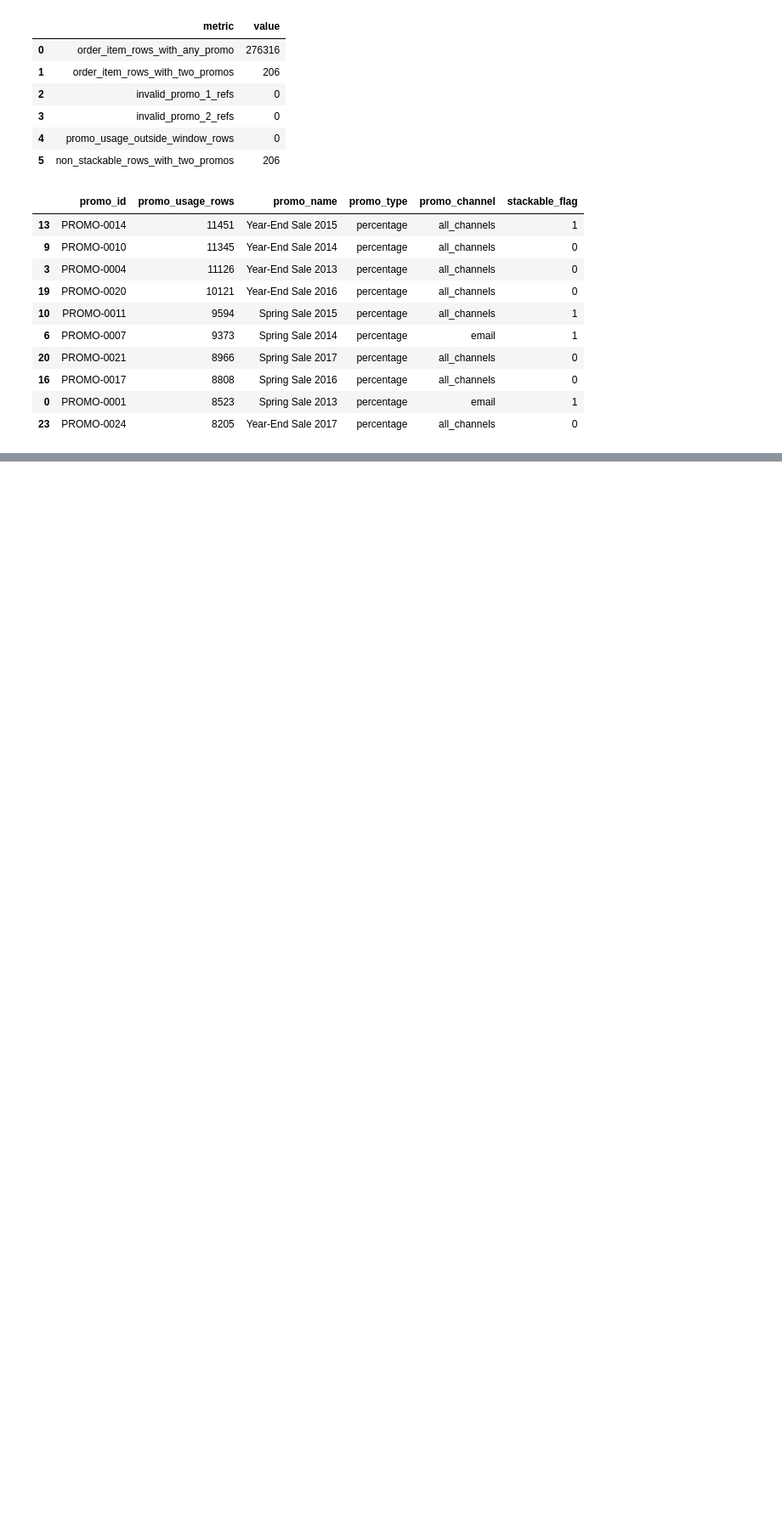
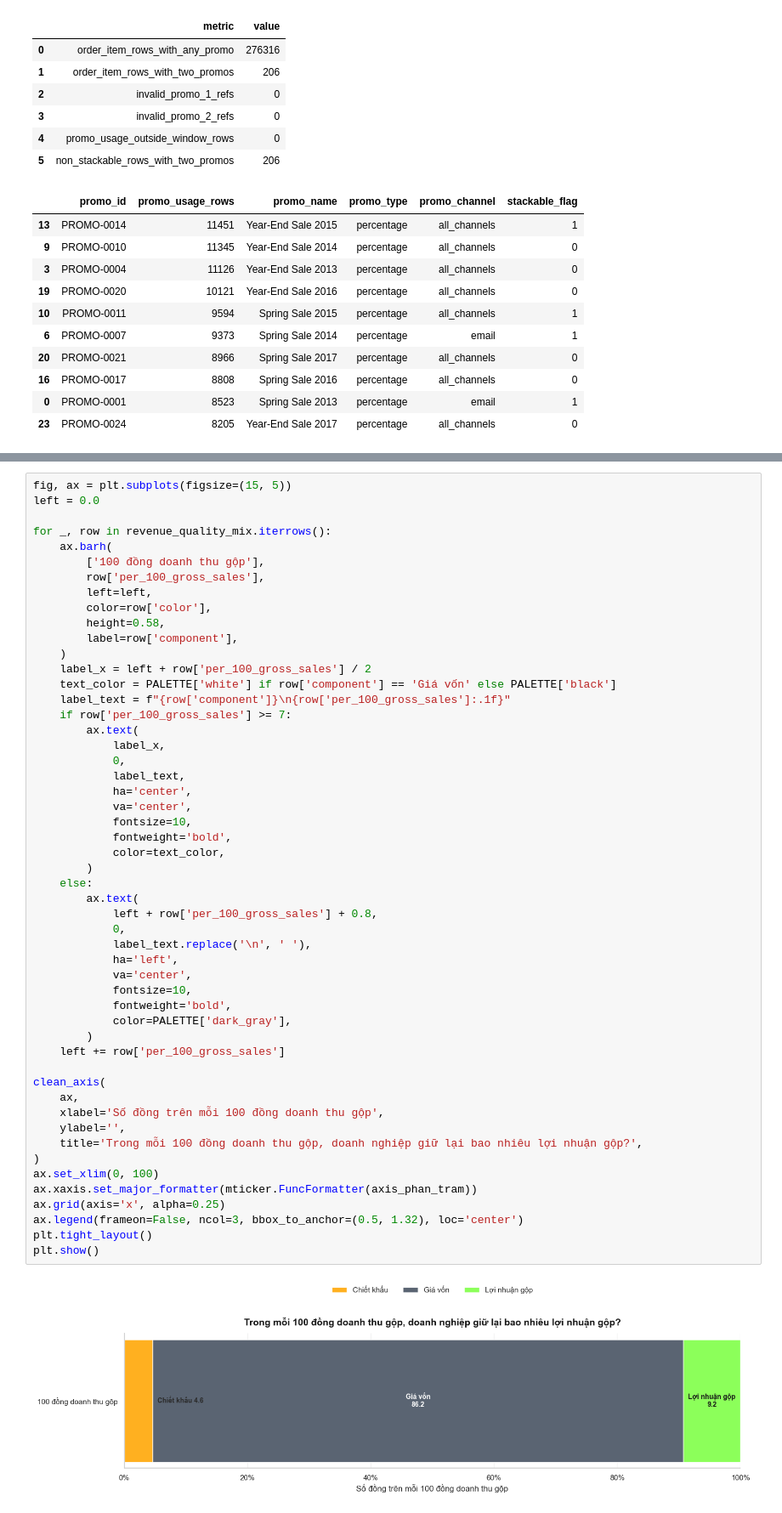
Before and after one commit to nguyen-lam-phuong-thao/datathon-2026-F.E.N.S, a Jupyter notebook: notebooks/Phan_2_EDA.ipynb, the cells around one changed output, grey strips where cells are left out. Shown at 85% size. Saved outputs shown, nothing was run; the diff lists cells and outputs as text; blank space fills up the shorter version.

```diff
--- a/notebooks/Phan_2_EDA.ipynb
+++ b/notebooks/Phan_2_EDA.ipynb
@@ -1606,0 +1455,54 @@ Top refund months:
+# %%
+fig, ax = plt.subplots(figsize=(15, 5))
+left = 0.0
+
+for _, row in revenue_quality_mix.iterrows():
+    ax.barh(
+        ['100 đồng doanh thu gộp'],
+        row['per_100_gross_sales'],
+        left=left,
+        color=row['color'],
+        height=0.58,
+        label=row['component'],
+    )
+    label_x = left + row['per_100_gross_sales'] / 2
+    text_color = PALETTE['white'] if row['component'] == 'Giá vốn' else PALETTE['black']
+    label_text = f"{row['component']}\n{row['per_100_gross_sales']:.1f}"
+    if row['per_100_gross_sales'] >= 7:
+        ax.text(
+            label_x,
+            0,
+            label_text,
+            ha='center',
+            va='center',
+            fontsize=10,
+            fontweight='bold',
+            color=text_color,
+        )
+    else:
+        ax.text(
+            left + row['per_100_gross_sales'] + 0.8,
+            0,
+            label_text.replace('\n', ' '),
+            ha='left',
+            va='center',
+            fontsize=10,
+            fontweight='bold',
+            color=PALETTE['dark_gray'],
+        )
+    left += row['per_100_gross_sales']
+
+clean_axis(
+    ax,
+    xlabel='Số đồng trên mỗi 100 đồng doanh thu gộp',
+    ylabel='',
+    title='Trong mỗi 100 đồng doanh thu gộp, doanh nghiệp giữ lại bao nhiêu lợi nhuận gộp?',
+)
+ax.set_xlim(0, 100)
+ax.xaxis.set_major_formatter(mticker.FuncFormatter(axis_phan_tram))
+ax.grid(axis='x', alpha=0.25)
+ax.legend(frameon=False, ncol=3, bbox_to_anchor=(0.5, 1.32), loc='center')
+plt.tight_layout()
+plt.show()
+# %% [output]
+[figure, added]
```
Also changed, not shown: parts of 74 cells of this notebook.
